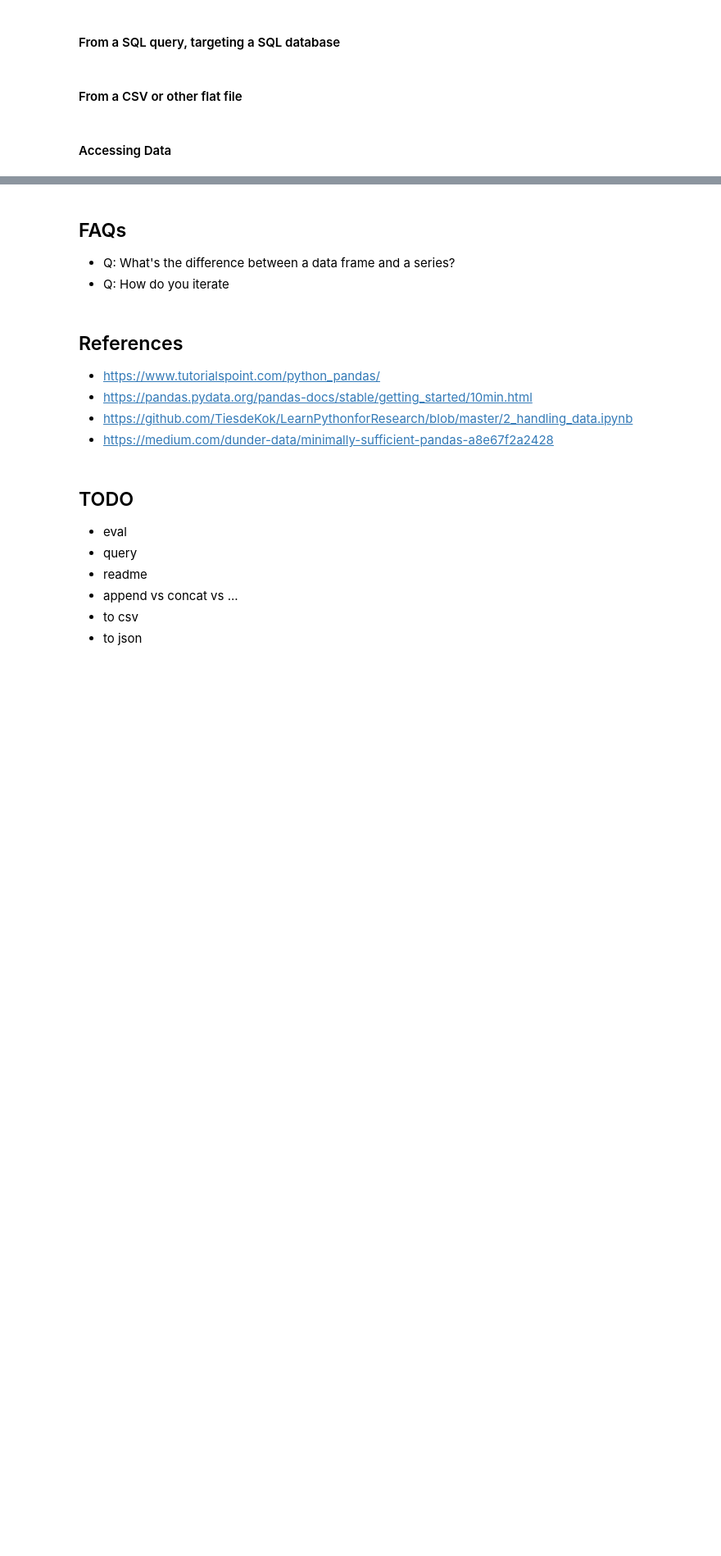
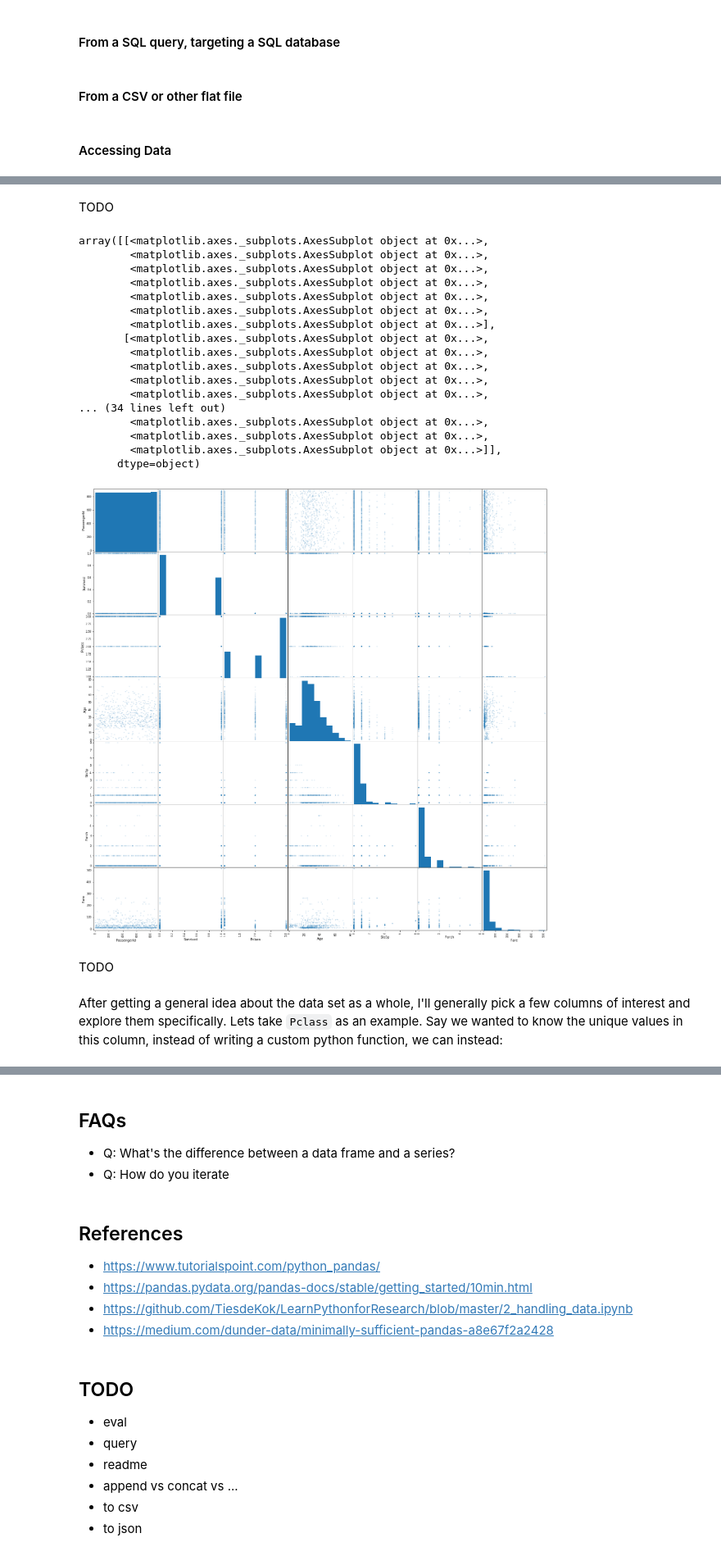
Before and after one commit to GregHilston/ds_pandas_presentation, a Jupyter notebook: Untitled.ipynb, the cells around one changed output, grey strips where cells are left out. Shown at 82% size. Cells and saved outputs as stored; diff of their text form; code cells hidden in the pictures; blank space fills up the shorter version.

Commit message:
Added dataset and started working through pandas exploration of the data

```diff
--- a/Untitled.ipynb
+++ b/Untitled.ipynb
@@ -92,0 +186,4 @@ Lets
+# %%
+INPUT_FILE = "train.csv"
+
+df = pd.read_csv(INPUT_FILE)
@@ -92,0 +237,27 @@ Lets
+# %% [markdown]
+TODO
+# %%
+pd.scatter_matrix(df, alpha=0.2, figsize=(25, 25))
+# %% [output]
+array([[<matplotlib.axes._subplots.AxesSubplot object at 0x...>,
+        <matplotlib.axes._subplots.AxesSubplot object at 0x...>,
+        <matplotlib.axes._subplots.AxesSubplot object at 0x...>,
+        <matplotlib.axes._subplots.AxesSubplot object at 0x...>,
+        <matplotlib.axes._subplots.AxesSubplot object at 0x...>,
+        <matplotlib.axes._subplots.AxesSubplot object at 0x...>,
+        <matplotlib.axes._subplots.AxesSubplot object at 0x...>],
+       [<matplotlib.axes._subplots.AxesSubplot object at 0x...>,
+        <matplotlib.axes._subplots.AxesSubplot object at 0x...>,
+        <matplotlib.axes._subplots.AxesSubplot object at 0x...>,
+        <matplotlib.axes._subplots.AxesSubplot object at 0x...>,
+        <matplotlib.axes._subplots.AxesSubplot object at 0x...>,
+... (34 lines left out)
+        <matplotlib.axes._subplots.AxesSubplot object at 0x...>,
+        <matplotlib.axes._subplots.AxesSubplot object at 0x...>,
+        <matplotlib.axes._subplots.AxesSubplot object at 0x...>]],
+      dtype=object)
+[figure, added]
+# %% [markdown]
+TODO
+# %% [markdown]
+After getting a general idea about the data set as a whole, I'll generally pick a few columns of interest and explore them specifically. Lets take `Pclass` as an example. Say we wanted to know the unique values in this column, instead of writing a custom python function, we can instead:
```
Also changed, not shown: parts of 32 cells of this notebook, 1 other file.
